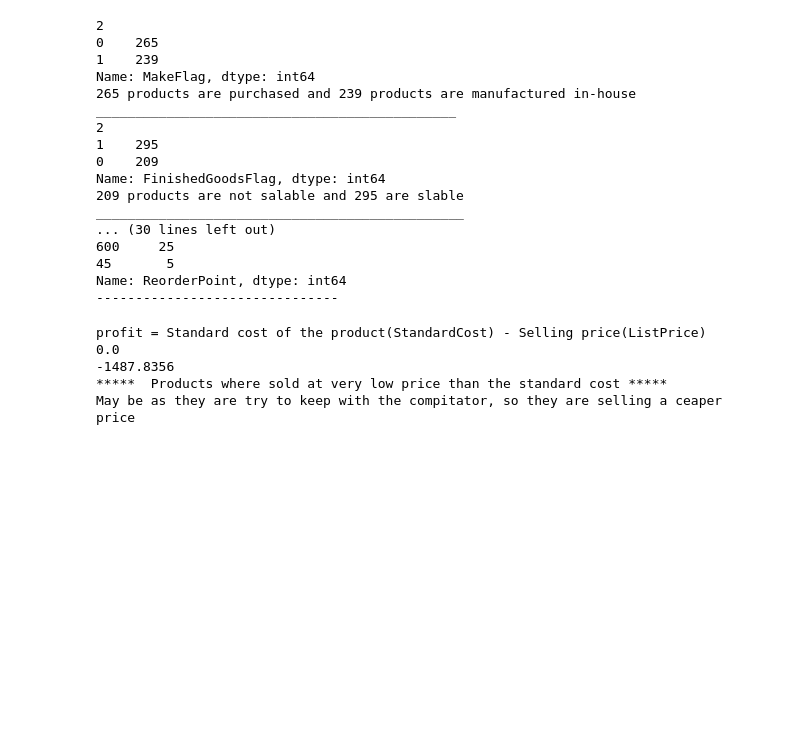
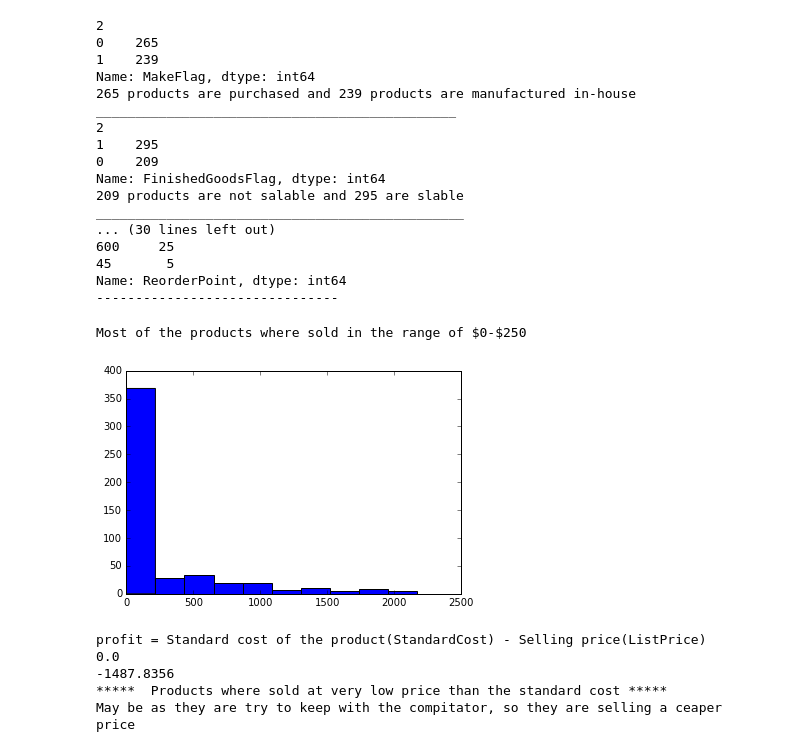
Before and after one commit to SaiNampally/Assignment, a Jupyter notebook: Clustering/EDA-Clustering.ipynb, the cells around one changed output. Drawn from its saved outputs; the diff is of its cells as text; code cells hidden in the pictures; blank space fills up the shorter version.

Commit message:
included plots

```diff
--- a/Clustering/EDA-Clustering.ipynb
+++ b/Clustering/EDA-Clustering.ipynb
@@ -72,6 +73,14 @@ _______________________________________________
 45       5
 Name: ReorderPoint, dtype: int64
 -------------------------------
+# %%
+import matplotlib.pyplot as plt
+%matplotlib inline
+plt.hist(data.StandardCost)
+print "Most of the products where sold in the range of $0-$250"
+# %% [output]
+Most of the products where sold in the range of $0-$250
+[figure, added]
 # %%
 print "profit = Standard cost of the product(StandardCost) - Selling price(ListPrice)"
 data.Profit = data.StandardCost - data.ListPrice
```
Also changed, not shown: parts of 7 cells of this notebook.
